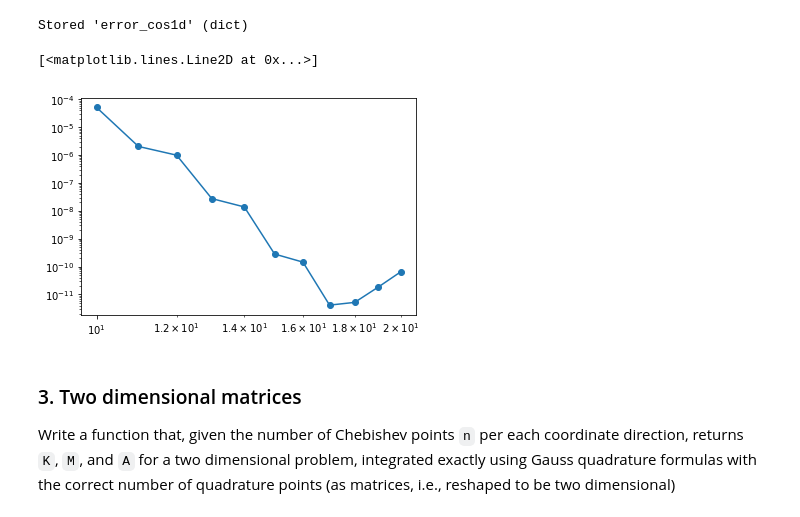
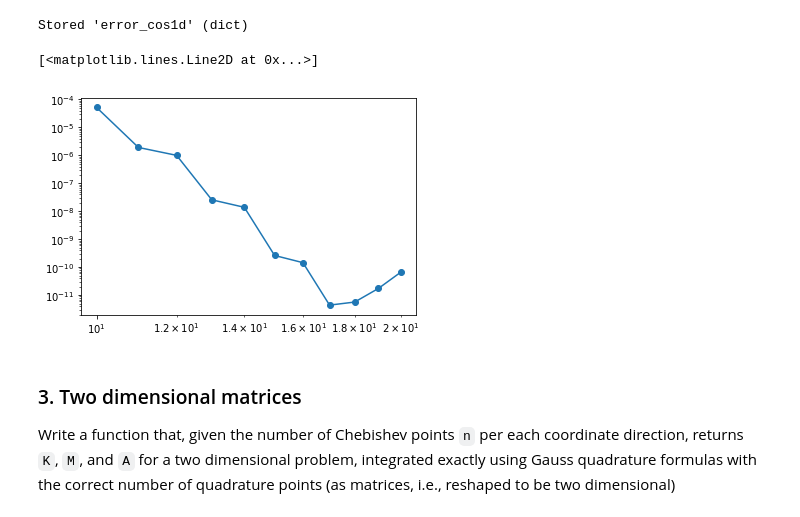
Before and after one commit to lfabris-mhpc/numerical-analysis-2020-2021, a Jupyter notebook: FinalProject-2020-2021-Fabris-Lorenzo.ipynb, the cells around one changed output. Cells and saved outputs as stored; diff of their text form; code cells hidden in the pictures.

```diff
--- a/FinalProject-2020-2021-Fabris-Lorenzo.ipynb
+++ b/FinalProject-2020-2021-Fabris-Lorenzo.ipynb
@@ -263,7 +261,7 @@ def compute_error_one_d(n, exact, rhs):
     nqpts = n - 1
     qpts, qws = np.polynomial.legendre.leggauss(nqpts)
 
-    nqpts_err = 2 * nqpts
+    nqpts_err = 2 * n
     qpts_err, qws_err = np.polynomial.legendre.leggauss(nqpts_err)
 
     B = np.empty((nipts, nqpts), dtype=np.float64)
@@ -294,11 +292,15 @@ for n in range(10, 21):
 %store error_cos1d
 # %% [output]
 Stored 'error_cos1d' (dict)
-# %%
-plt.loglog(error_cos1d.keys(), error_cos1d.values(), 'o-')
-# %% [output]
-[<matplotlib.lines.Line2D at 0x...>]
-[figure, removed]
+# %%
+def dict2arrays(d):
+    return np.asarray(list(d.keys())), np.asarray(list(d.values()))
+# %%
+x, y = dict2arrays(error_cos1d)
+plt.loglog(x, y, "o-")
+# %% [output]
+[<matplotlib.lines.Line2D at 0x...>]
+[figure, added]
 # %% [markdown]
 ### 3. Two dimensional matrices
 
```
Also changed, not shown: parts of 22 cells of this notebook.
